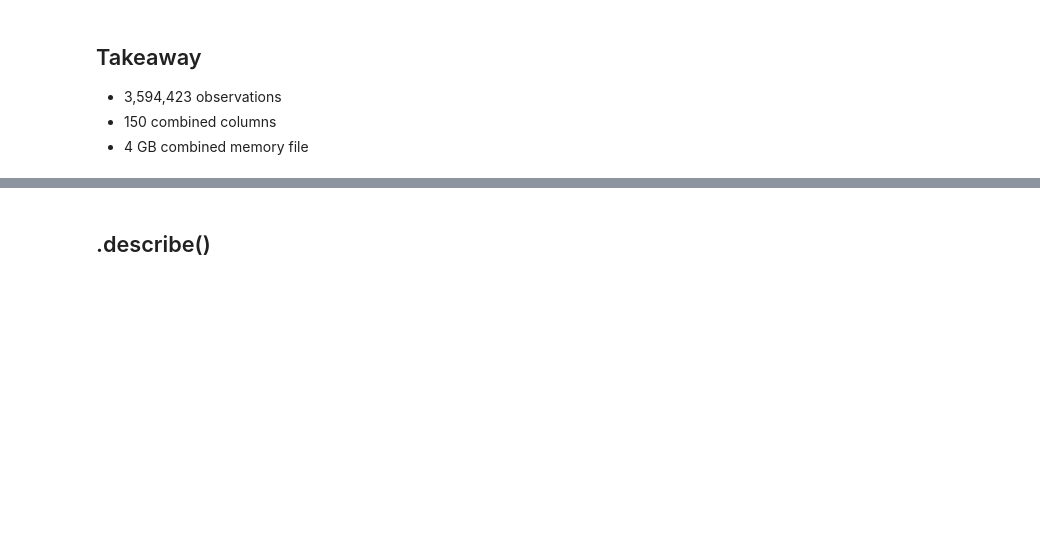
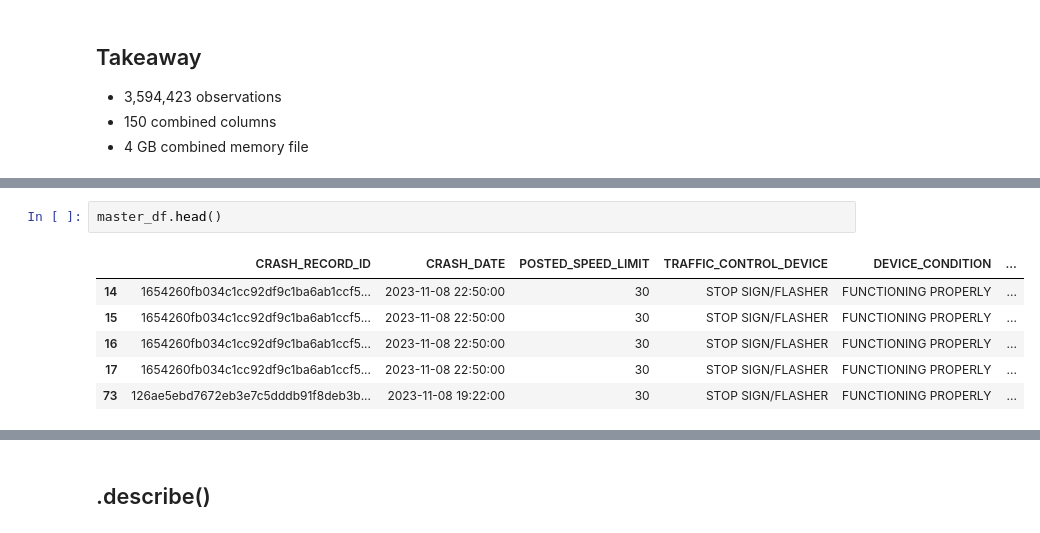
Before and after one commit to Ashendy/CarCrash_Chicago, a Jupyter notebook: DresMain.ipynb, the cells around one changed output, grey strips where cells are left out. Drawn from its saved outputs; the diff is of its cells as text; blank space fills up the shorter version.

```diff
--- a/DresMain.ipynb
+++ b/DresMain.ipynb
@@ -97,0 +131,9 @@ memory usage: 391.4+ MB
+# %%
+master_df.head()
+# %% [output]
+|  | CRASH_RECORD_ID | CRASH_DATE | POSTED_SPEED_LIMIT | TRAFFIC_CONTROL_DEVICE | DEVICE_CONDITION | ... |
+| 14 | 1654260fb034c1cc92df9c1ba6ab1ccf5... | 2023-11-08 22:50:00 | 30 | STOP SIGN/FLASHER | FUNCTIONING PROPERLY | ... |
+| 15 | 1654260fb034c1cc92df9c1ba6ab1ccf5... | 2023-11-08 22:50:00 | 30 | STOP SIGN/FLASHER | FUNCTIONING PROPERLY | ... |
+| 16 | 1654260fb034c1cc92df9c1ba6ab1ccf5... | 2023-11-08 22:50:00 | 30 | STOP SIGN/FLASHER | FUNCTIONING PROPERLY | ... |
+| 17 | 1654260fb034c1cc92df9c1ba6ab1ccf5... | 2023-11-08 22:50:00 | 30 | STOP SIGN/FLASHER | FUNCTIONING PROPERLY | ... |
+| 73 | 126ae5ebd7672eb3e7c5dddb91f8deb3b... | 2023-11-08 19:22:00 | 30 | STOP SIGN/FLASHER | FUNCTIONING PROPERLY | ... |
```
Also changed, not shown: parts of 68 cells of this notebook.
